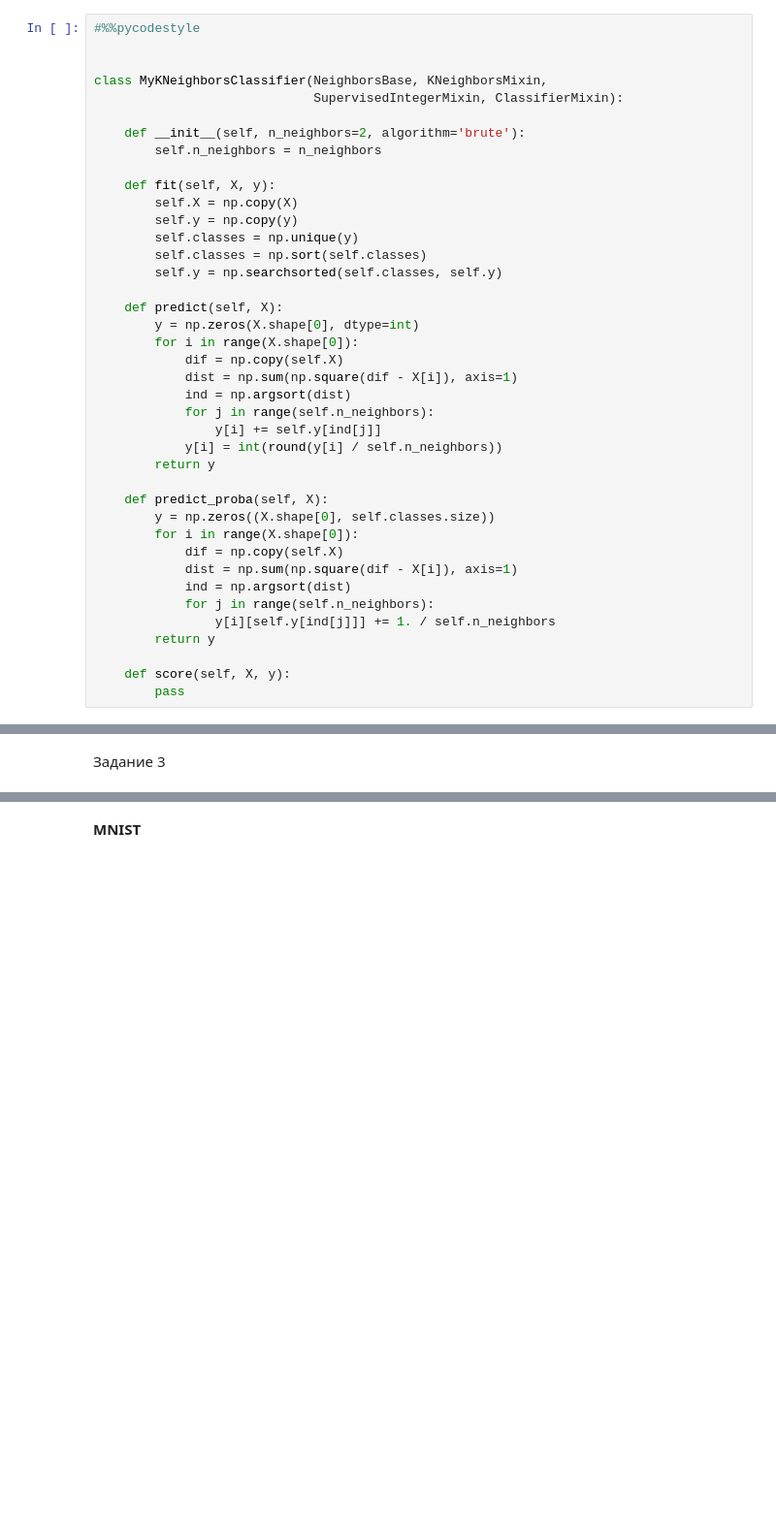
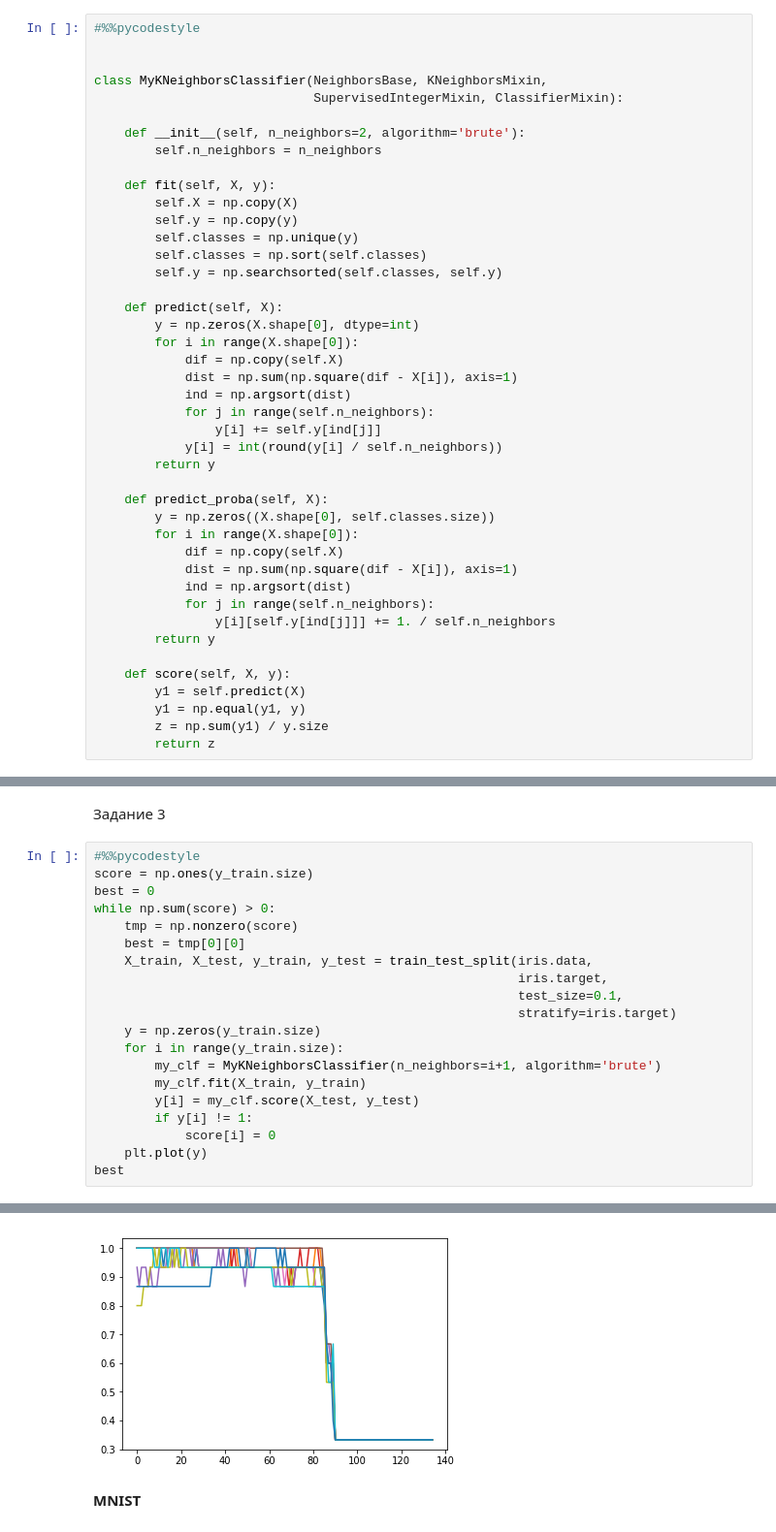
Before and after one commit to RomanovaDI/spheremailru, a Jupyter notebook: romanova_hw1.ipynb, the cells around one changed output, grey strips where cells are left out. Shown at 97% size. Drawn from its saved outputs; the diff is of its cells as text; blank space fills up the shorter version.

```diff
--- a/romanova_hw1.ipynb
+++ b/romanova_hw1.ipynb
@@ -91,4 +91,7 @@ class MyKNeighborsClassifier(NeighborsBase, KNeighborsMixin,
         return y
 
     def score(self, X, y):
-        pass
+        y1 = self.predict(X)
+        y1 = np.equal(y1, y)
+        z = np.sum(y1) / y.size
+        return z
@@ -173,2 +182,23 @@ my_clf.score(X_test, y_test)
 # %% [markdown]
 Задание 3
+# %%
+#%%pycodestyle
+score = np.ones(y_train.size)
+best = 0
+while np.sum(score) > 0:
+    tmp = np.nonzero(score)
+    best = tmp[0][0]
+    X_train, X_test, y_train, y_test = train_test_split(iris.data,
+                                                        iris.target,
+                                                        test_size=0.1,
+                                                        stratify=iris.target)
+    y = np.zeros(y_train.size)
+    for i in range(y_train.size):
+        my_clf = MyKNeighborsClassifier(n_neighbors=i+1, algorithm='brute')
+        my_clf.fit(X_train, y_train)
+        y[i] = my_clf.score(X_test, y_test)
+        if y[i] != 1:
+            score[i] = 0
+    plt.plot(y)
+best
+# %% [output]
@@ -175,3 +206,4 @@ my_clf.score(X_test, y_test)
+[figure, added]
 # %% [markdown]
 **MNIST**
 # %%
```
Also changed, not shown: parts of 10 cells of this notebook.
